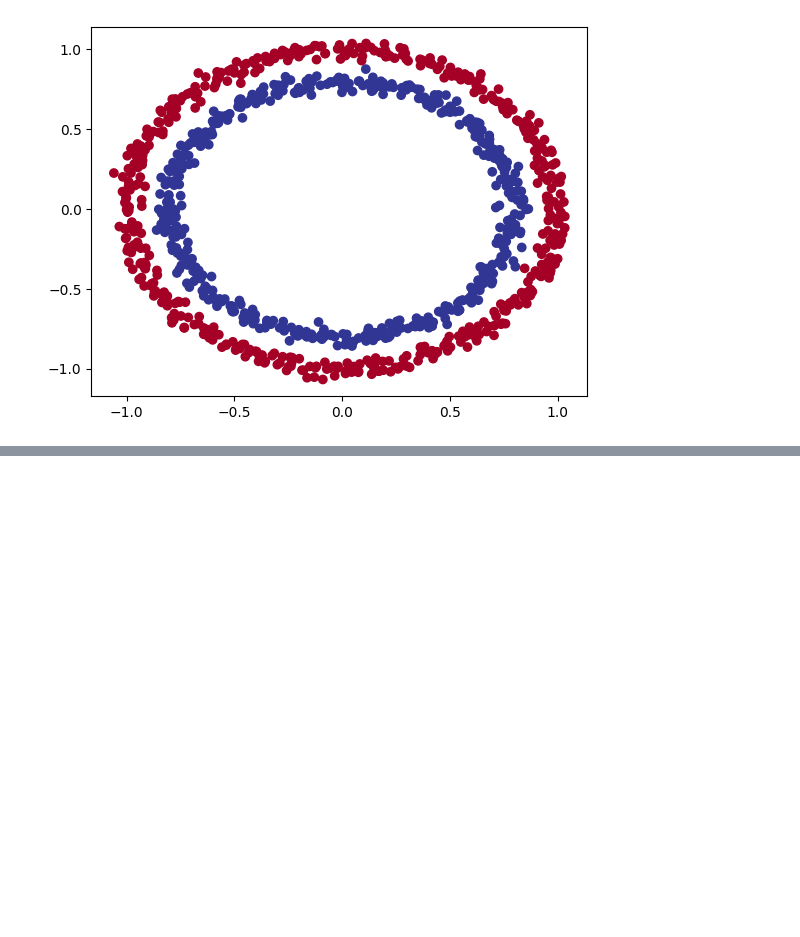
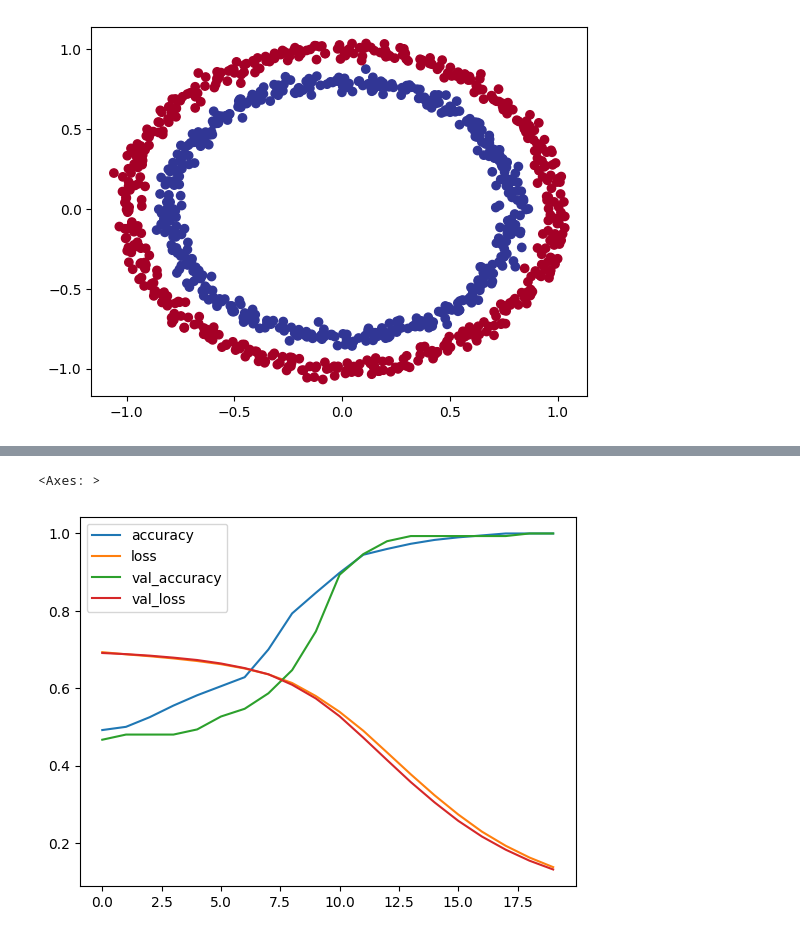
Before and after one commit to lewisnjue/AI, a Jupyter notebook: classifcaion_with_tensorflow.ipynb, the cells around one changed output, grey strips where cells are left out. Drawn from its saved outputs; the diff is of its cells as text; code cells hidden in the pictures; blank space fills up the shorter version.

```diff
--- a/classifcaion_with_tensorflow.ipynb
+++ b/classifcaion_with_tensorflow.ipynb
@@ -43,0 +153,16 @@ plt.show()
+# %%
+# let change the model so that it can use non linear using relu and also reduce overfitting
+model = tf.keras.Sequential([
+    tf.keras.layers.Dense(16, activation='relu'),
+    tf.keras.layers.Dense(32, activation='relu'),
+    tf.keras.layers.Dense(1, activation='sigmoid')  # Binary classification
+])
+
+model.compile(optimizer='adam', loss='binary_crossentropy', metrics=['accuracy'])
+
+# Step 3: Train the model
+history = model.fit(X_train, y_train, epochs=20, batch_size=4, validation_split=0.2)
+
+# Step 4: Evaluate the model
+loss, accuracy = model.evaluate(X_test, y_test)
+print(f"Test Loss: {loss}, Test Accuracy: {accuracy}")
@@ -43,0 +187,6 @@ plt.show()
+# %%
+# visualize the loss history
+pd.DataFrame(history.history).plot()
+# %% [output]
+<Axes: >
+[figure, added]
```
Also changed, not shown: parts of 14 cells of this notebook.
